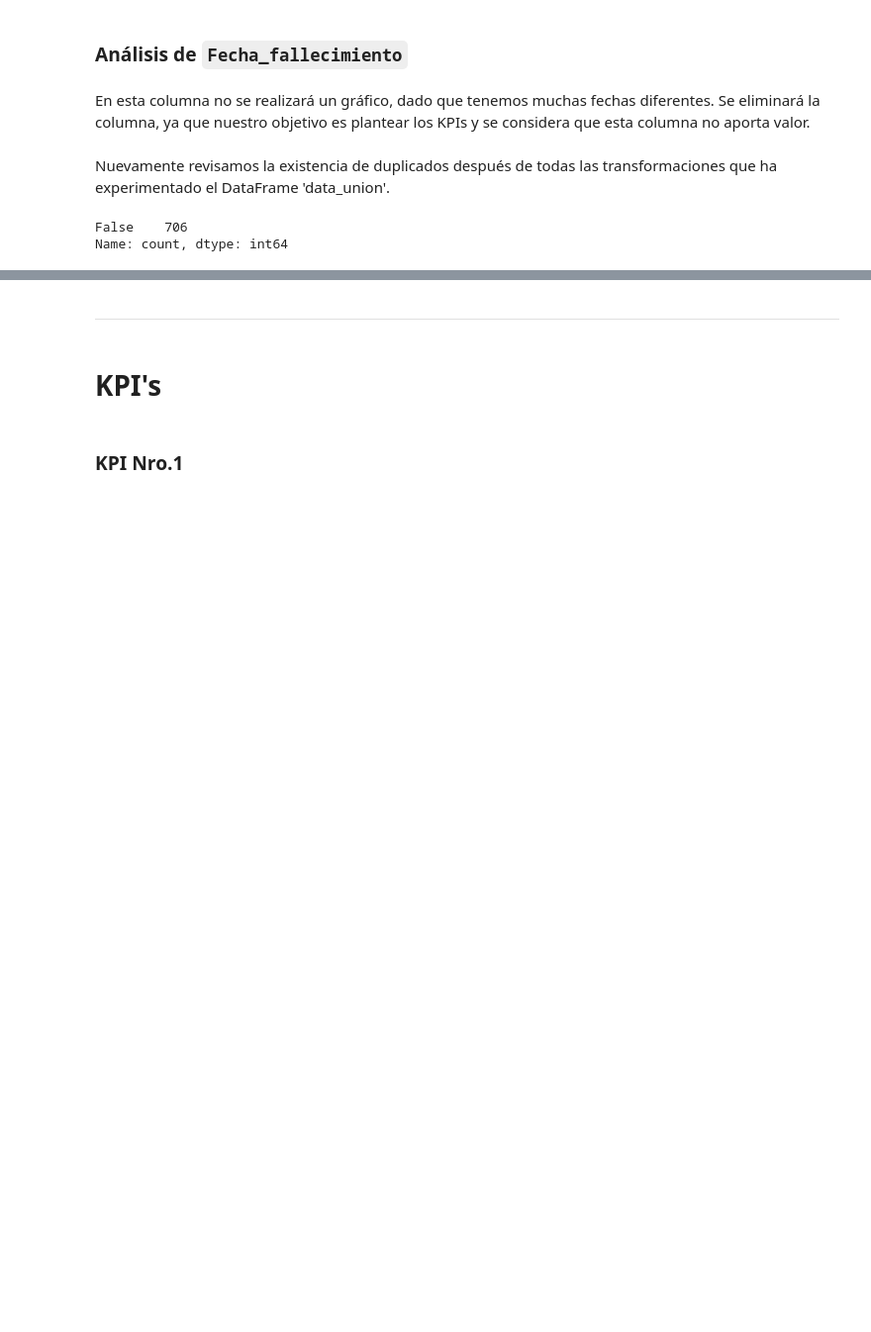
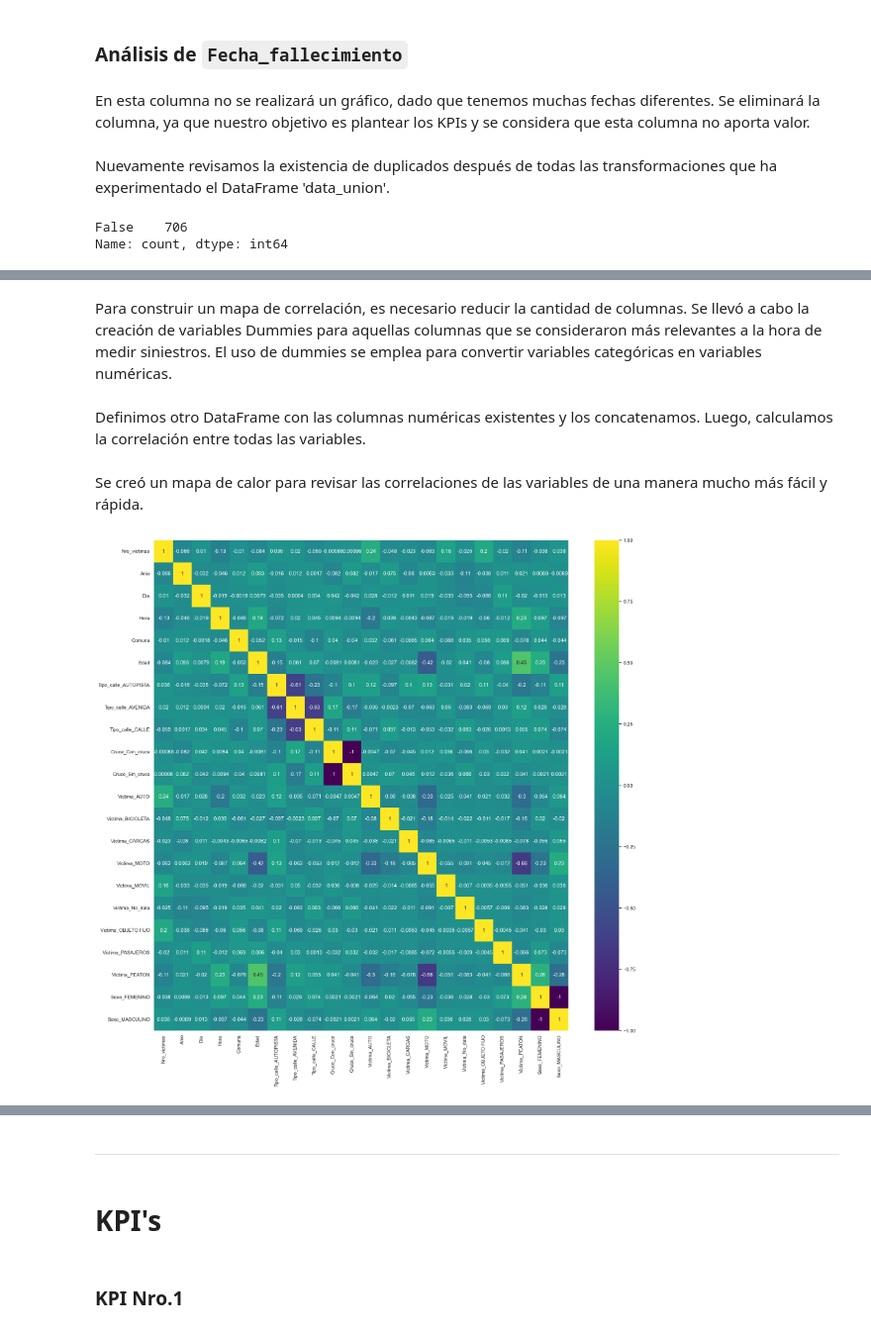
Before and after one commit to MaximilianoTauil/PI_Siniestros, a Jupyter notebook: EDA.ipynb, the cells around one changed output, grey strips where cells are left out. Shown at 99% size. Saved outputs shown, nothing was run; the diff lists cells and outputs as text; code cells hidden in the pictures; blank space fills up the shorter version.

```diff
--- a/EDA.ipynb
+++ b/EDA.ipynb
@@ -856,0 +859,18 @@ Name: count, dtype: int64
+# %% [markdown]
+Para construir un mapa de correlación, es necesario reducir la cantidad de columnas. Se llevó a cabo la creación de variables Dummies para aquellas columnas que se consideraron más relevantes a la hora de medir siniestros. El uso de dummies se emplea para convertir variables categóricas en variables numéricas.
+# %%
+dummies = pd.get_dummies(data_union[['Tipo_calle','Cruce','Victima','Sexo']])
+# %% [markdown]
+Definimos otro DataFrame con las columnas numéricas existentes y los concatenamos. Luego, calculamos la correlación entre todas las variables.
+# %%
+corr = data_union[['Nro_victimas','Anio','Dia','Hora','Comuna','Edad']]
+corr2 = pd.concat([corr,dummies],axis=1)
+corr3 = corr2.corr()
+# %% [markdown]
+Se creó un mapa de calor para revisar las correlaciones de las variables de una manera mucho más fácil y rápida.
+# %%
+sns.set(rc={'figure.figsize': (21,20)}) #Para el tamaño
+sns.heatmap(corr3,annot=True,cmap='viridis') # annot es para que se vean los numeros y cmap para los colores
+plt.show()
+# %% [output]
+[figure, added]
```
Also changed, not shown: parts of 17 cells of this notebook, 7 other files.
